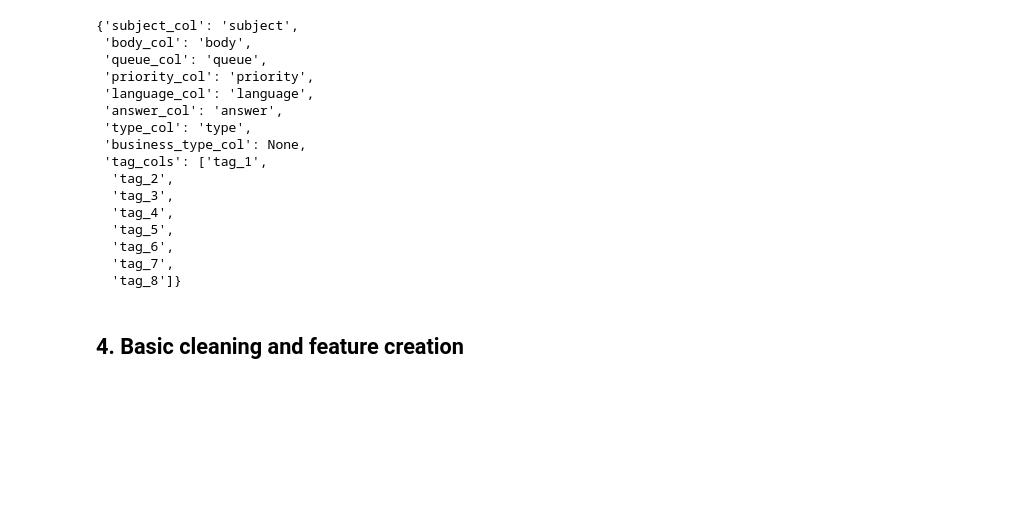
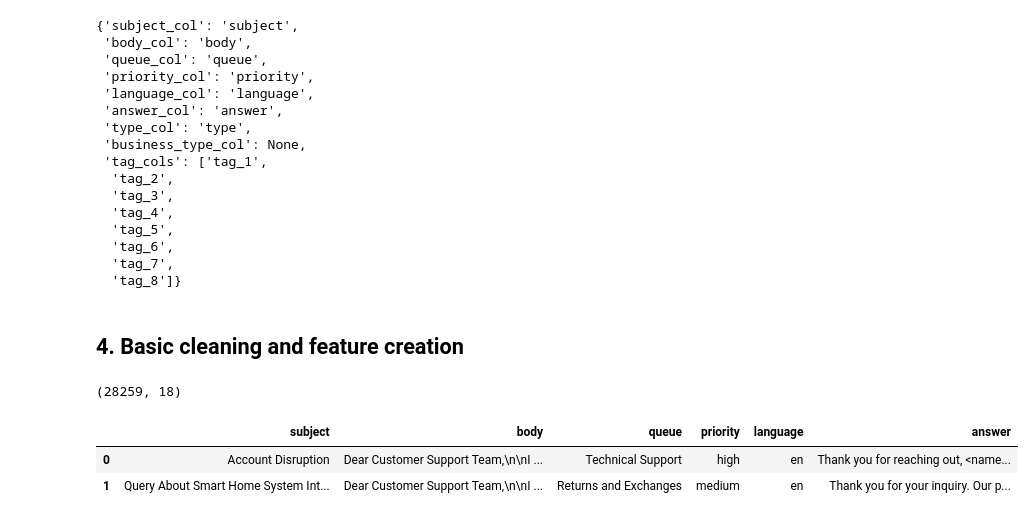
Before and after one commit to mdmohsin212/Kaggle-competitions, a Jupyter notebook: Support Ticket Intelligence/notebook/support_ticket.ipynb, the cells around one changed output. Cells and saved outputs as stored; diff of their text form; code cells hidden in the pictures; blank space fills up the shorter version.

```diff
--- a/Support Ticket Intelligence/notebook/support_ticket.ipynb
+++ b/Support Ticket Intelligence/notebook/support_ticket.ipynb
@@ -153,0 +173,14 @@ if missing:
+# %%
+if ENGLISH_ONLY:
+    work_df = work_df[work_df[language_col].str.lower().isin(["en", "english"])].copy()
+
+work_df = work_df.reset_index(drop=True)
+
+
+print(work_df.shape)
+work_df[[subject_col, body_col, queue_col, priority_col, language_col, answer_col]].head(2)
+# %% [output]
+(28259, 18)
+|  | subject | body | queue | priority | language | answer |
+| 0 | Account Disruption | Dear Customer Support Team,\n\nI ... | Technical Support | high | en | Thank you for reaching out, <name... |
+| 1 | Query About Smart Home System Int... | Dear Customer Support Team,\n\nI ... | Returns and Exchanges | medium | en | Thank you for your inquiry. Our p... |
```
Also changed, not shown: parts of 6 cells of this notebook.
